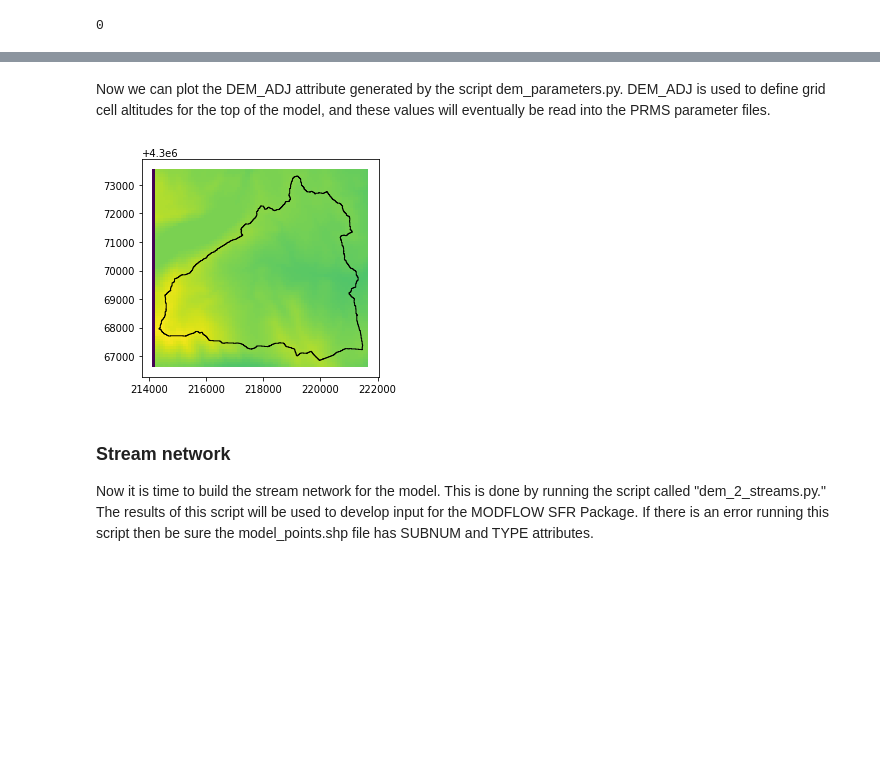
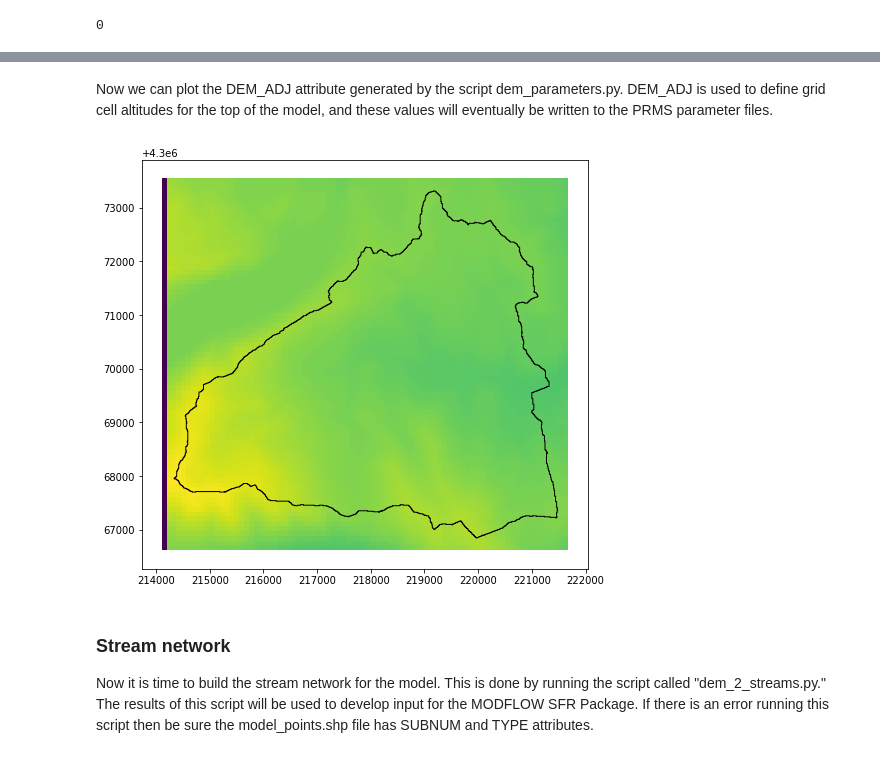
Before and after one commit to rniswon/gsflowID2447_classrepo, a Jupyter notebook: exercises/saghen_prms/notebook/gsflow_sagehen.ipynb, the cells around one changed output, grey strips where cells are left out. Saved outputs shown, nothing was run; the diff lists cells and outputs as text; code cells hidden in the pictures; blank space fills up the shorter version.

```diff
--- a/exercises/saghen_prms/notebook/gsflow_sagehen.ipynb
+++ b/exercises/saghen_prms/notebook/gsflow_sagehen.ipynb
@@ -91,11 +93,11 @@ The image below shows the attribute table generated by running hru_parameters.py
 Below is an image showing the 90 m square model grid and watershed boundary used for the Sagehen model.
 # %%
 fig, ax = plt.subplots()
-ax.set_aspect('equal')
-fn1=r"C:\Users\rniswon\Documents\Data\Git\gsflowID2447_classrepo\exercises\saghen_prms\examples\sagehen\shapefiles\watershed_proj.shp"
-fn2=r"C:\Users\rniswon\Documents\Data\Git\gsflowID2447_classrepo\exercises\saghen_prms\examples\sagehen\hru_params\hru_params.shp"
+fn1=r"..\examples\sagehen\shapefiles\watershed_proj.shp"
+fn2=r"..\examples\sagehen\hru_params\hru_params.shp"
 boundary=geopandas.read_file(fn1)
 grid=geopandas.read_file(fn2)
+plt.rcParams["figure.figsize"] = (8,8)
 grid.plot(ax=ax,color='none', edgecolor='black', linewidth=1.0)
 boundary.plot(ax=ax,color='none', edgecolor='black', linewidth=1.0)
 plt.show()
@@ -133,18 +135,18 @@ grid.head(10)
 10 rows × 123 columns
 # %% [markdown]
-Now we can plot the DEM_ADJ attribute generated by the script dem_parameters.py. DEM_ADJ is used to define grid cell altitudes for the top of the model, and these values will eventually be read into the PRMS parameter files.
+Now we can plot the DEM_ADJ attribute generated by the script dem_parameters.py. DEM_ADJ is used to define grid cell altitudes for the top of the model, and these values will eventually be written to the PRMS parameter files.
 # %%
 fig, ax = plt.subplots()
-ax.set_aspect('equal')
-fn1=r"C:\Users\rniswon\Documents\Data\Git\gsflowID2447_classrepo\exercises\saghen_prms\examples\sagehen\shapefiles\watershed_proj.shp"
-fn2=r"C:\Users\rniswon\Documents\Data\Git\gsflowID2447_classrepo\exercises\saghen_prms\examples\sagehen\hru_params\hru_params.shp"
+fn1=r"..\examples\sagehen\shapefiles\watershed_proj.shp"
+fn2=r"..\examples\sagehen\hru_params\hru_params.shp"
 boundary=geopandas.read_file(fn1)
 top=geopandas.read_file(fn2)
+plt.rcParams["figure.figsize"] = (8,8)
 top.plot(column="DEM_ADJ",ax=ax)
 boundary.plot(ax=ax,color='none', edgecolor='black', linewidth=1.0)
 plt.show()
 # %% [output]
-[figure, old version]
+[figure, new version]
 # %% [markdown]
 ### Stream network
 Now it is time to build the stream network for the model. This is done by running the script called "dem_2_streams.py." The results of this script will be used to develop input for the MODFLOW SFR Package. If there is an error running this script then be sure the model_points.shp file has SUBNUM and TYPE attributes.
```
Also changed, not shown: parts of 10 cells of this notebook, 2 other files.
